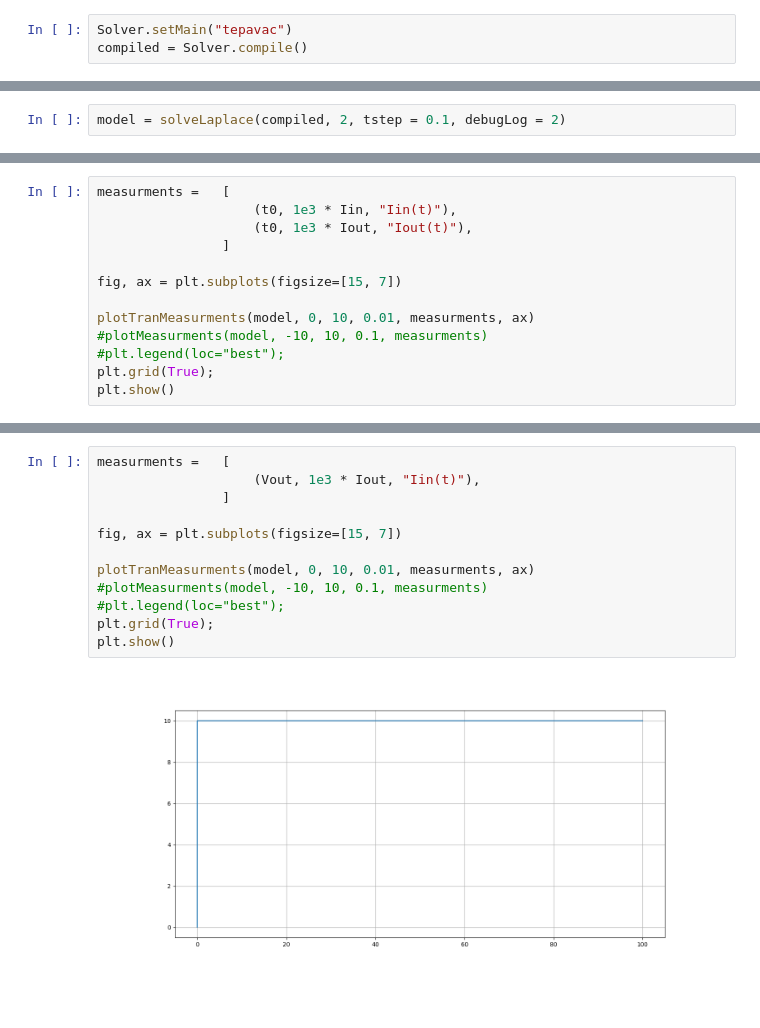
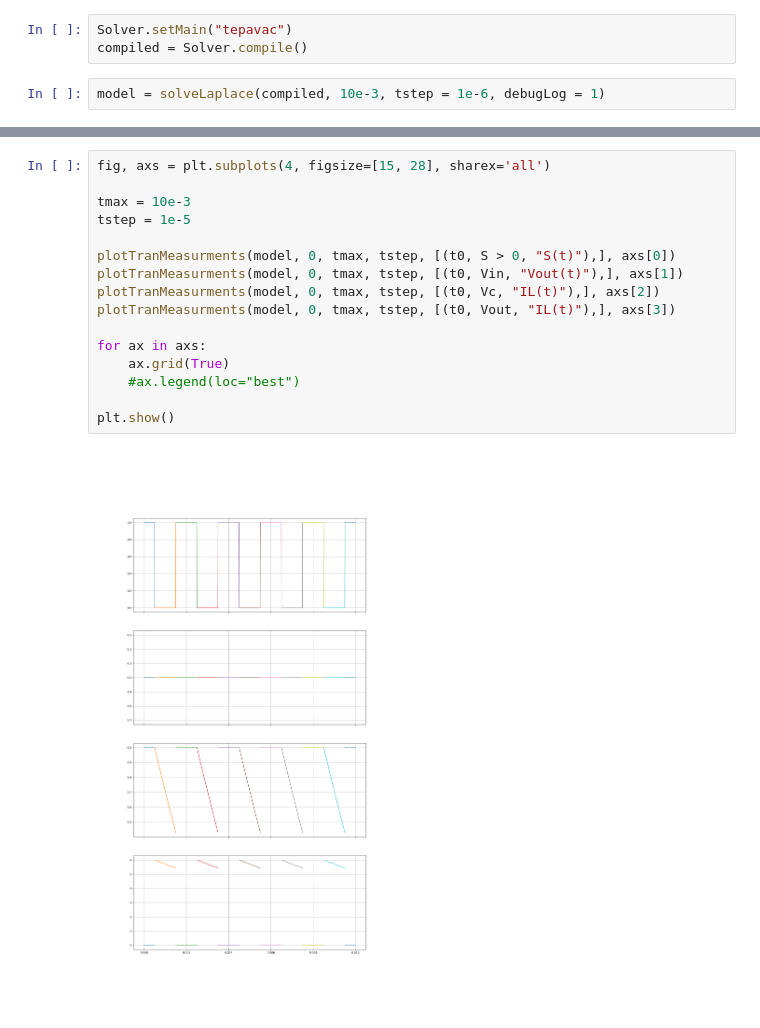
Before and after one commit to Baby1991/Symbolic-Spice, a Jupyter notebook: tepavac.ipynb, the cells around one changed output, grey strips where cells are left out. Cells and saved outputs as stored; diff of their text form; blank space fills up the shorter version.

```diff
--- a/tepavac.ipynb
+++ b/tepavac.ipynb
@@ -24,3 +37,5 @@ stabilisator.element(
 # %%
 Solver.setMain("tepavac")
 compiled = Solver.compile()
+# %%
+model = solveLaplace(compiled, 10e-3, tstep = 1e-6, debugLog = 1)
@@ -43,2 +68,0 @@ V1
-# %%
-model = solveLaplace(compiled, 2, tstep = 0.1, debugLog = 2)
@@ -86,13 +88,0 @@ plt.show()
-# %%
-measurments =   [
-                    (t0, 1e3 * Iin, "Iin(t)"),
-                    (t0, 1e3 * Iout, "Iout(t)"),
-                ]
-
-fig, ax = plt.subplots(figsize=[15, 7])
-
-plotTranMeasurments(model, 0, 10, 0.01, measurments, ax)
-#plotMeasurments(model, -10, 10, 0.1, measurments)
-#plt.legend(loc="best");
-plt.grid(True);
-plt.show()
@@ -101,14 +89,18 @@ plt.show()
-# %%
-measurments =   [
-                    (Vout, 1e3 * Iout, "Iin(t)"),
-                ]
-
-fig, ax = plt.subplots(figsize=[15, 7])
-
-plotTranMeasurments(model, 0, 10, 0.01, measurments, ax)
-#plotMeasurments(model, -10, 10, 0.1, measurments)
-#plt.legend(loc="best");
-plt.grid(True);
-plt.show()
-# %% [output]
-[figure, removed]
+# %%
+fig, axs = plt.subplots(4, figsize=[15, 28], sharex='all')
+
+tmax = 10e-3
+tstep = 1e-5
+
+plotTranMeasurments(model, 0, tmax, tstep, [(t0, S > 0, "S(t)"),], axs[0])
+plotTranMeasurments(model, 0, tmax, tstep, [(t0, Vin, "Vout(t)"),], axs[1])
+plotTranMeasurments(model, 0, tmax, tstep, [(t0, Vc, "IL(t)"),], axs[2])
+plotTranMeasurments(model, 0, tmax, tstep, [(t0, Vout, "IL(t)"),], axs[3])
+
+for ax in axs:
+    ax.grid(True)
+    #ax.legend(loc="best")
+
+plt.show()
+# %% [output]
+[figure, added]
```
Also changed, not shown: parts of 11 cells of this notebook, 12 other files.
